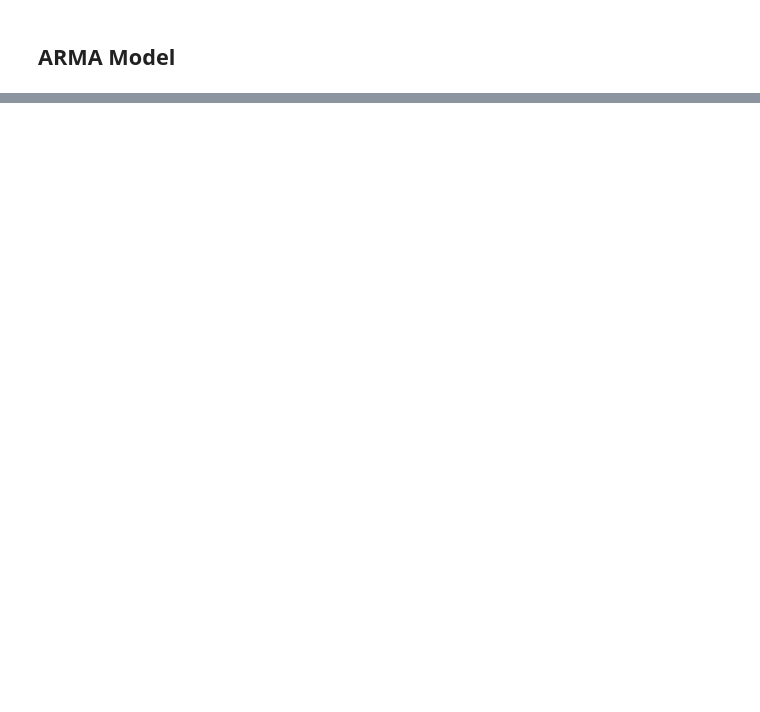
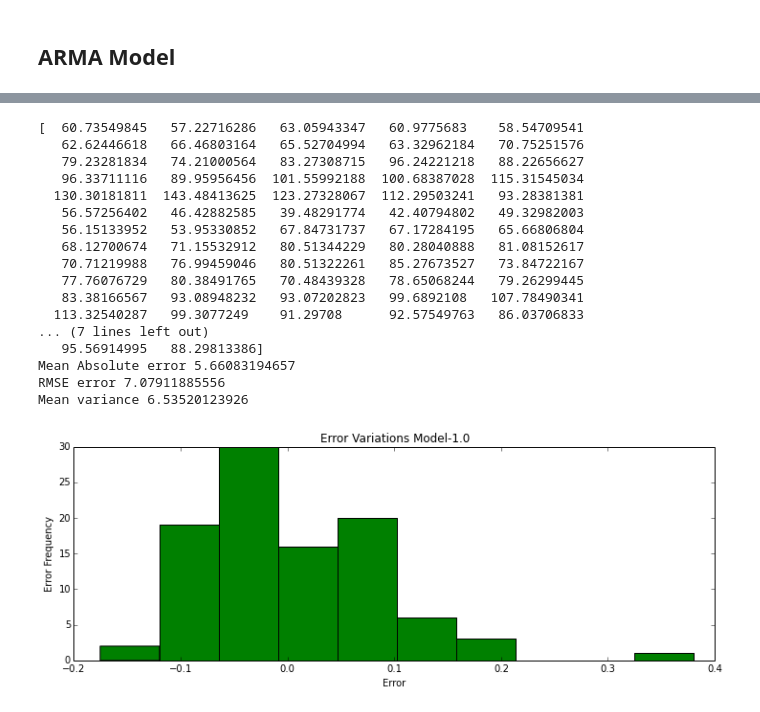
Before and after one commit to Sree-vathsan/CSE591-Data-Science-Project, a Jupyter notebook: Modular_Code_Linear_Regression_Oil.ipynb, the cells around one changed output, grey strips where cells are left out. Saved outputs shown, nothing was run; the diff lists cells and outputs as text; code cells hidden in the pictures; blank space fills up the shorter version.

```diff
--- a/Modular_Code_Linear_Regression_Oil.ipynb
+++ b/Modular_Code_Linear_Regression_Oil.ipynb
@@ -224,7 +247,7 @@ fig = sm.graphics.tsa.plot_pacf(npOil_value, lags=10, ax=ax2)
 # %%
 #dfOil = pd.TimeSeries(dfOil)
 #dfOil_value = pd.TimeSeries(dfOil_value, index=dates)
-arma_mod20 = sm.tsa.ARMA(npOil_value, (2,0), dates=None).fit()
+arma_mod20 = sm.tsa.ARMA(npOil_value, (4,2), dates=None).fit()
 print(arma_mod20.params)
 print(arma_mod20.fittedvalues)
 
@@ -232,19 +273,38 @@ print(arma_mod20.fittedvalues)
 # %%
 yPredARMA= arma_mod20.fittedvalues[np.int(trainSize):]
 y = npOil_value[np.int(trainSize):]
 print (yPredARMA)
 errPredARMA = yPredARMA - y
 avg = np.mean(errPredARMA)
 yPredARMA = yPredARMA - avg
 errPredARMA = yPredARMA - y
 
-errARMA_Var= 100 * (np.absolute(yPredARMA - y) / y)
+errARMA_Var= 100 * (np.absolute(errPredARMA) / y)
 errARMA_RMSE = np.sqrt(mean_squared_error(yPredARMA,y))
-errARMA_ABS= np.absolute(yPredARMA-y)
+errARMA_ABS= np.absolute(errPredARMA)
 
 print ("Mean Absolute error",np.mean(errARMA_ABS))
 print ("RMSE error",errARMA_RMSE)
 print ("Mean variance",np.mean(errARMA_Var))
 
 
-plot(errPredARMA/y,'g',120)
+plot(errPredARMA/y,'g',10)
+# %% [output]
+[  60.73549845   57.22716286   63.05943347   60.9775683    58.54709541
+   62.62446618   66.46803164   65.52704994   63.32962184   70.75251576
+   79.23281834   74.21000564   83.27308715   96.24221218   88.22656627
+   96.33711116   89.95956456  101.55992188  100.68387028  115.31545034
+  130.30181811  143.48413625  123.27328067  112.29503241   93.28381381
+   56.57256402   46.42882585   39.48291774   42.40794802   49.32982003
+   56.15133952   53.95330852   67.84731737   67.17284195   65.66806804
+   68.12700674   71.15532912   80.51344229   80.28040888   81.08152617
+   70.71219988   76.99459046   80.51322261   85.27673527   73.84722167
+   77.76076729   80.38491765   70.48439328   78.65068244   79.26299445
+   83.38166567   93.08948232   93.07202823   99.6892108   107.78490341
+  113.32540287   99.3077249    91.29708      92.57549763   86.03706833
+... (7 lines left out)
+   95.56914995   88.29813386]
+Mean Absolute error 5.66083194657
+RMSE error 7.07911885556
+Mean variance 6.53520123926
+[figure, added]
```
Also changed, not shown: parts of 6 cells of this notebook, 1 other file.
